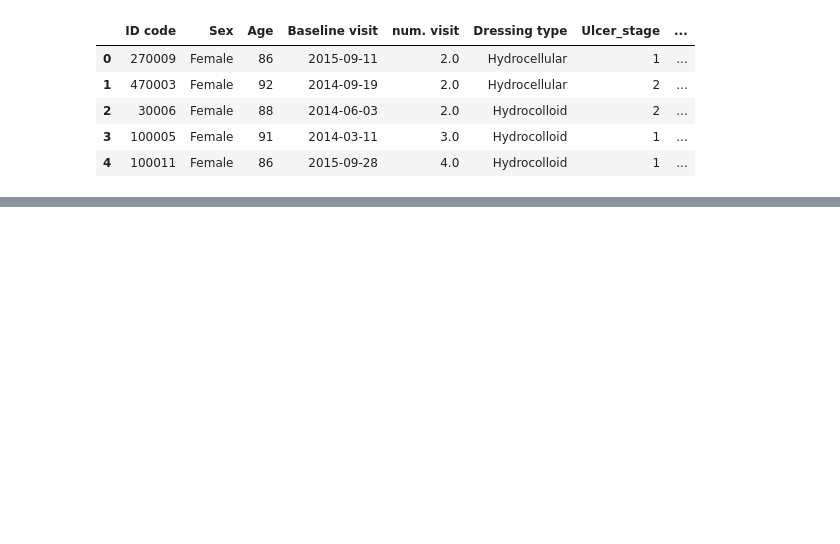
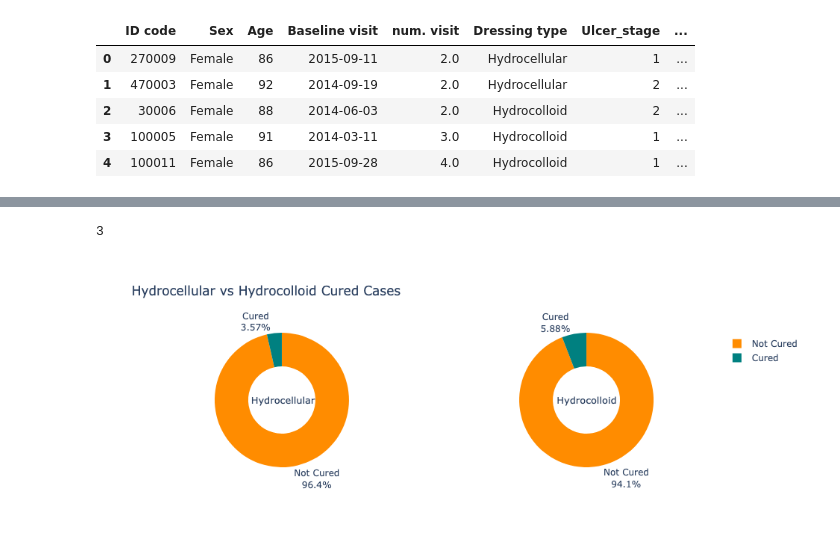
Before and after one commit to Maen1/molnlycke, a Jupyter notebook: c1.ipynb, the cells around one changed output, grey strips where cells are left out. Cells and saved outputs as stored; diff of their text form; code cells hidden in the pictures; blank space fills up the shorter version.

```diff
--- a/c1.ipynb
+++ b/c1.ipynb
@@ -53,0 +163,43 @@ cost_df.loc[cost_df['Dressing type'] == 'Hydrocolloid']['Total costs'].plot.box(
+# %%
+analysis_df.loc[(analysis_df['Dressing type'] == 'Hydrocellular') & (analysis_df['Cured: 1, no cured: 2'] == 1)]['Cured: 1, no cured: 2'].count()
+# %% [output]
+3
+# %%
+
+labels=['Cured','Not Cured']
+
+c_ar = analysis_df.loc[(analysis_df['Dressing type'] == 'Hydrocellular') & (analysis_df['Cured: 1, no cured: 2'] == 1)]['Cured: 1, no cured: 2'].count()
+n_ar = analysis_df.loc[(analysis_df['Dressing type'] == 'Hydrocellular') & (analysis_df['Cured: 1, no cured: 2'] == 2)]['Cured: 1, no cured: 2'].count()
+
+
+c_id  = analysis_df.loc[(analysis_df['Dressing type'] == 'Hydrocolloid') & (analysis_df['Cured: 1, no cured: 2'] == 1)]['Cured: 1, no cured: 2'].count()
+n_id  = analysis_df.loc[(analysis_df['Dressing type'] == 'Hydrocolloid') & (analysis_df['Cured: 1, no cured: 2'] == 2)]['Cured: 1, no cured: 2'].count()
+
+
+
+values_ar = [c_ar, n_ar]
+values_id = [c_id, n_id]
+
+fig = make_subplots(rows=1, cols=2, specs=[[{'type':'domain'}, {'type':'domain'}]])
+
+fig.add_trace(go.Pie(labels=labels, values=values_ar, textinfo='label+percent',
+                             insidetextorientation='radial'
+                            , name= "Hydrocellular"), 1, 1)
+
+fig.add_trace(go.Pie(labels=labels, values=values_id, textinfo='label+percent',
+                             insidetextorientation='radial'
+                            , name= "Hydrocolloid"), 1, 2)
+
+colors = ['teal', 'darkorange']
+
+
+fig.update_traces(hole=.5, marker=dict(colors=colors))
+
+
+
+fig.update_layout(title_text='Hydrocellular vs Hydrocolloid Cured Cases',
+                  annotations=[
+                      dict(text='Hydrocellular', x=0.17, y=0.5, font_size=13, showarrow=False),
+                      dict(text='Hydrocolloid', x=0.83, y=0.5, font_size=13, showarrow=False)])
+# %% [output]
+[figure, added]
```
Also changed, not shown: parts of 15 cells of this notebook.
